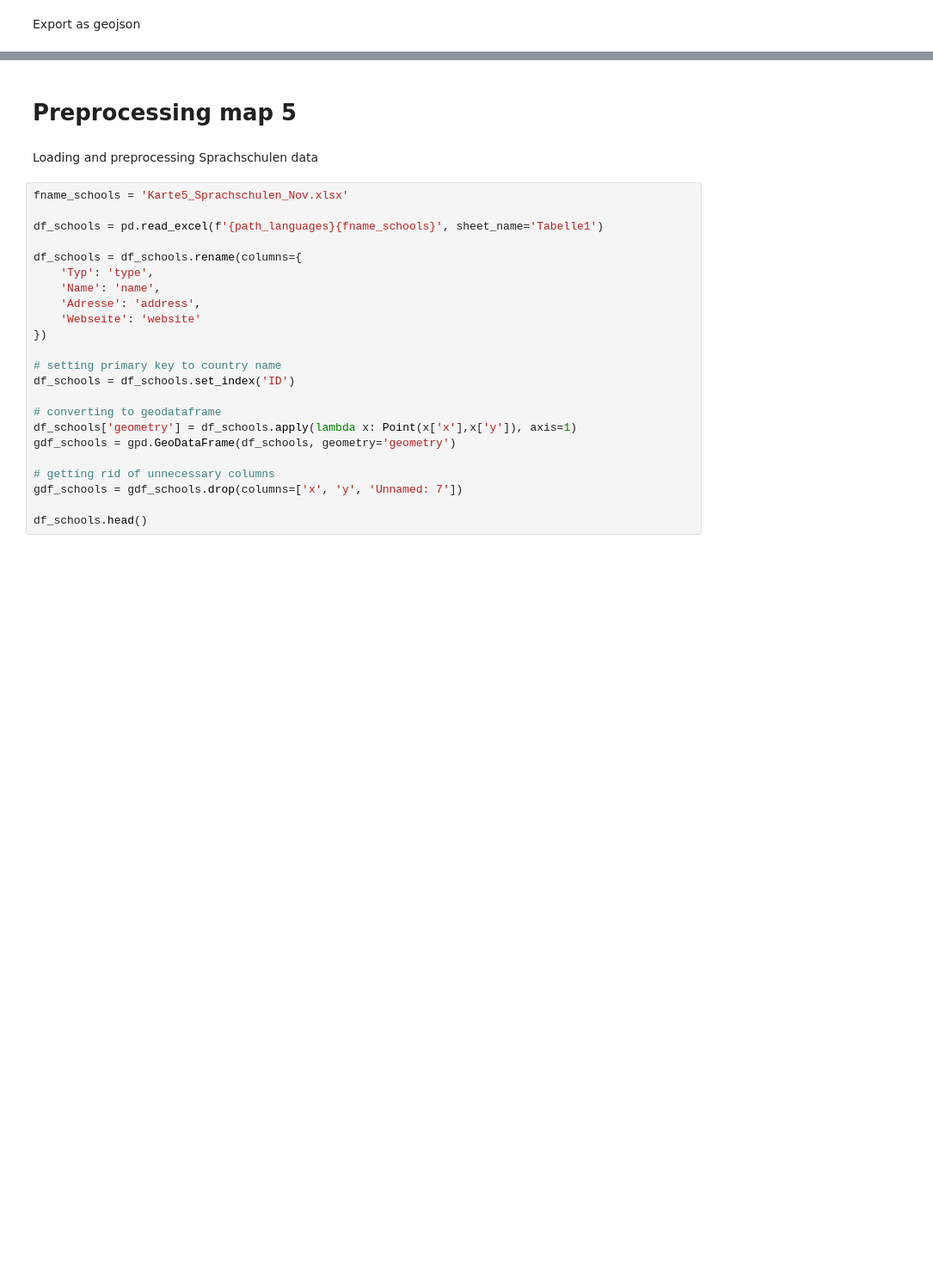
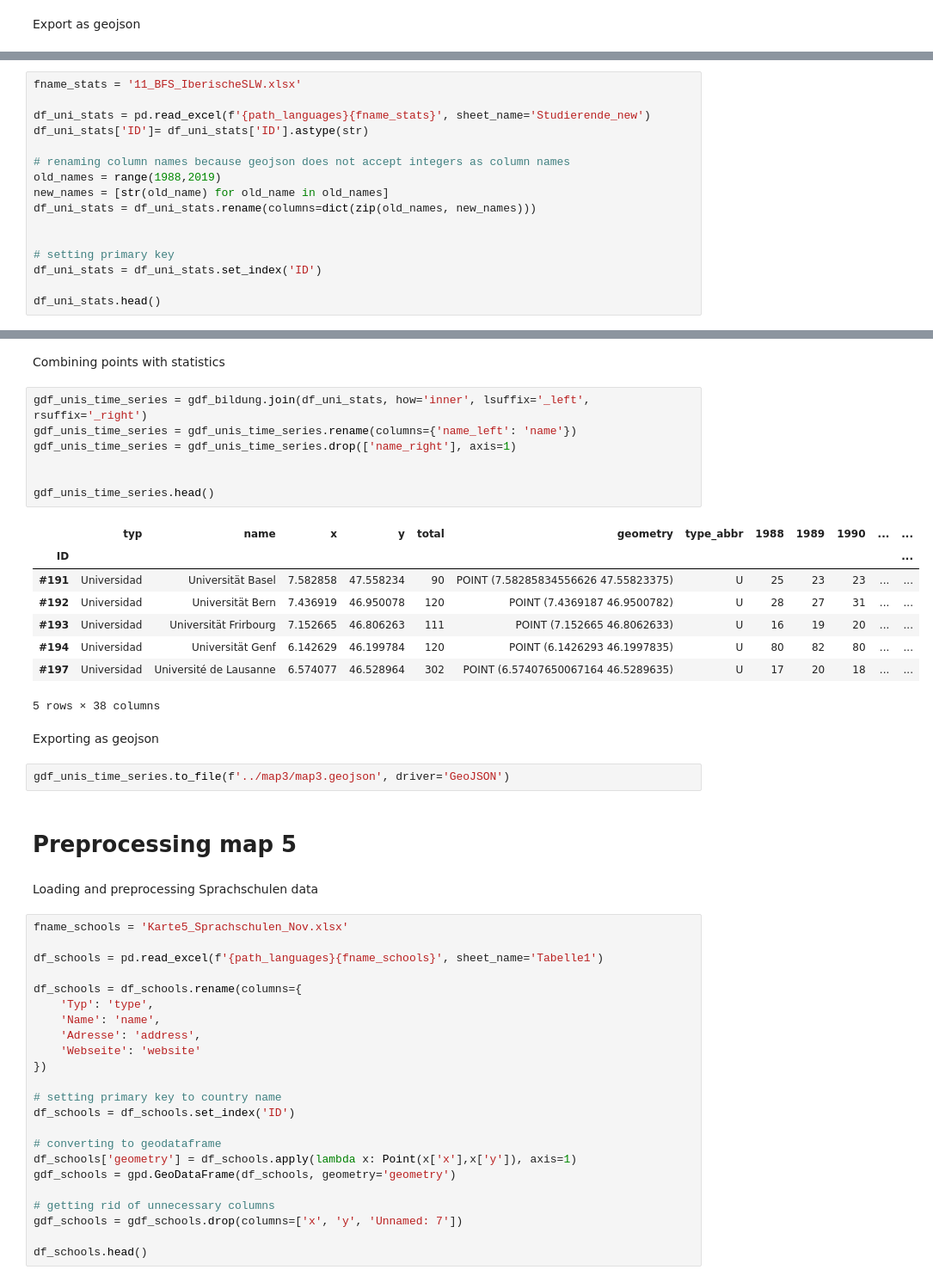
Before and after one commit to SebastianHafner/mapaespanolsuiza, a Jupyter notebook: preprocessing/data_preprocessing.ipynb, the cells around one changed output, grey strips where cells are left out. Shown: that part at 86% size. Saved outputs shown, nothing was run; the diff lists cells and outputs as text; blank space fills up the shorter version.

```diff
--- a/preprocessing/data_preprocessing.ipynb
+++ b/preprocessing/data_preprocessing.ipynb
@@ -522,0 +610,16 @@ gdf_municipalities.to_file(f'{path_output}map2.geojson', driver='GeoJSON')
+# %%
+fname_stats = '11_BFS_IberischeSLW.xlsx'
+
+df_uni_stats = pd.read_excel(f'{path_languages}{fname_stats}', sheet_name='Studierende_new')
+df_uni_stats['ID']= df_uni_stats['ID'].astype(str)
+
+# renaming column names because geojson does not accept integers as column names
+old_names = range(1988,2019)
+new_names = [str(old_name) for old_name in old_names]
+df_uni_stats = df_uni_stats.rename(columns=dict(zip(old_names, new_names)))
+
+
+# setting primary key
+df_uni_stats = df_uni_stats.set_index('ID')
+
+df_uni_stats.head()
@@ -523,3 +635,25 @@ gdf_municipalities.to_file(f'{path_output}map2.geojson', driver='GeoJSON')
+# %% [markdown]
+Combining points with statistics
+# %%
+gdf_unis_time_series = gdf_bildung.join(df_uni_stats, how='inner', lsuffix='_left', rsuffix='_right')
+gdf_unis_time_series = gdf_unis_time_series.rename(columns={'name_left': 'name'})
+gdf_unis_time_series = gdf_unis_time_series.drop(['name_right'], axis=1)
+
+
+gdf_unis_time_series.head()
+# %% [output]
+|  | typ | name | x | y | total | geometry | type_abbr | 1988 | 1989 | 1990 | ... | ... |
+| ID |  |  |  |  |  |  |  |  |  |  |  | ... |
+| #191 | Universidad | Universität Basel | 7.582858 | 47.558234 | 90 | POINT (7.58285834556626 47.55823375) | U | 25 | 23 | 23 | ... | ... |
+| #192 | Universidad | Universität Bern | 7.436919 | 46.950078 | 120 | POINT (7.4369187 46.9500782) | U | 28 | 27 | 31 | ... | ... |
+| #193 | Universidad | Universität Frirbourg | 7.152665 | 46.806263 | 111 | POINT (7.152665 46.8062633) | U | 16 | 19 | 20 | ... | ... |
+| #194 | Universidad | Universität Genf | 6.142629 | 46.199784 | 120 | POINT (6.1426293 46.1997835) | U | 80 | 82 | 80 | ... | ... |
+| #197 | Universidad | Université de Lausanne | 6.574077 | 46.528964 | 302 | POINT (6.57407650067164 46.5289635) | U | 17 | 20 | 18 | ... | ... |
+5 rows × 38 columns
+# %% [markdown]
+Exporting as geojson
+# %%
+gdf_unis_time_series.to_file(f'../map3/map3.geojson', driver='GeoJSON')
 # %% [markdown]
 # Preprocessing map 5
 # %% [markdown]
```
Also changed, not shown: parts of 9 cells of this notebook.
